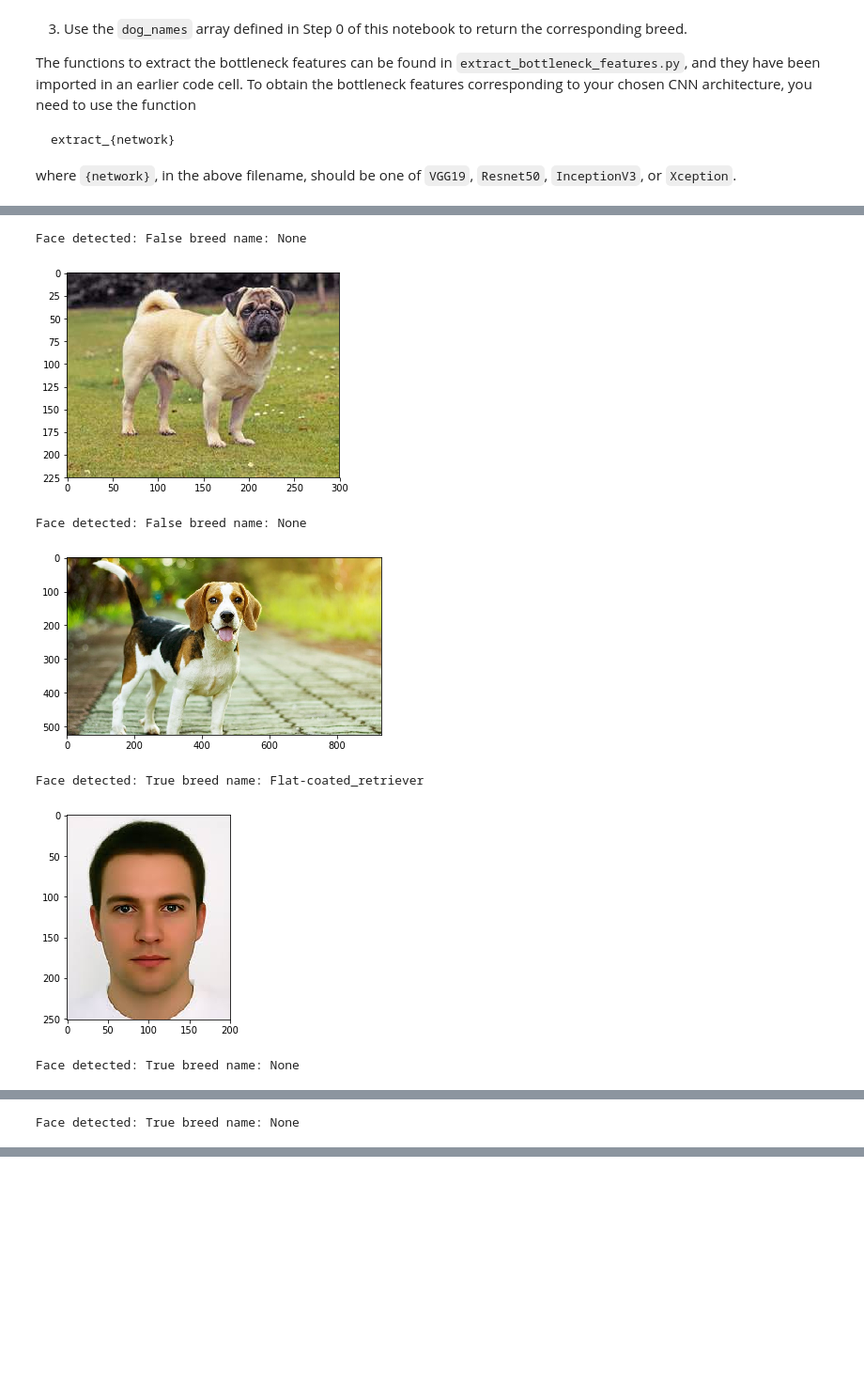
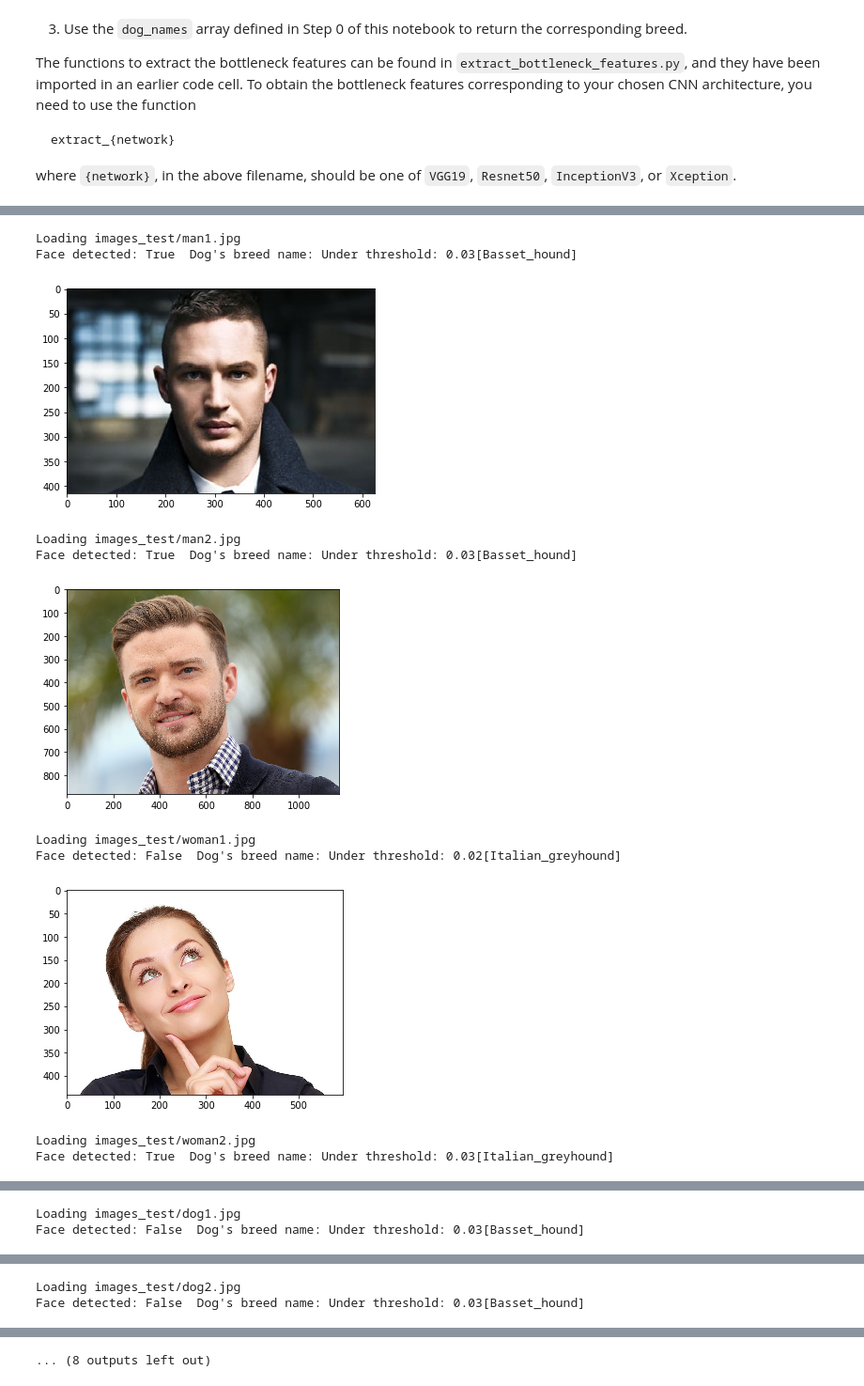
Before and after one commit to shoc2005/dog_faces, a Jupyter notebook: dog_app.ipynb, the cells around one changed output, grey strips where cells are left out. Shown at 94% size. Saved outputs shown, nothing was run; the diff lists cells and outputs as text; code cells hidden in the pictures; blank space fills up the shorter version.

```diff
--- a/dog_app.ipynb
+++ b/dog_app.ipynb
@@ -495,13 +529,11 @@ VGG16_model.compile(loss='categorical_crossentropy', optimizer='rmsprop', metric
 # %% [markdown]
 ### Train the Model
 # %%
-from keras.callbacks import ModelCheckpoint
-
 checkpointer = ModelCheckpoint(filepath='saved_models/weights.best.VGG16.hdf5',
                                verbose=1, save_best_only=True)
 
 VGG16_model.fit(train_VGG16, train_targets,
           validation_data=(valid_VGG16, valid_targets),
-          epochs=20, batch_size=20, callbacks=[checkpointer], verbose=1)
+          epochs=50, batch_size=20, callbacks=[checkpointer], verbose=1)
 # %% [output]
 Train on 6680 samples, validate on 835 samples
@@ -632,19 +708,20 @@ from keras.layers import Activation, AveragePooling2D, MaxPooling2D
 
 all_models = {}
 for data_set in datasets:
-    print("Defining the network for dataset", data_set)
+    print("\nDefining the network for dataset", data_set)
     all_models[data_set] = Sequential()
     all_models[data_set].add(Conv2D(256, 2, padding='same', input_shape=bottleneck_features_files[data_set][1], kernel_initializer=glorot_normal()))
-    #all_models[data_set].add(MaxPooling2D(padding='same'))
     all_models[data_set].add(Dropout(0.1))
 
     all_models[data_set].add(Conv2D(128, 2, padding='same', kernel_initializer=glorot_normal()))
-    #all_models[data_set].add(MaxPooling2D(padding='same'))
-    #all_models[data_set].add(Dropout(0.1))
+    all_models[data_set].add(BatchNormalization())
 
     all_models[data_set].add(Conv2D(64, 2, padding='same', kernel_initializer=glorot_normal()))
+    all_models[data_set].add(BatchNormalization())
     all_models[data_set].add(Conv2D(32, 2, padding='same', kernel_initializer=glorot_normal()))
+    all_models[data_set].add(BatchNormalization())
     all_models[data_set].add(Conv2D(16, 2, padding='same', kernel_initializer=glorot_normal()))
+    all_models[data_set].add(BatchNormalization())
     all_models[data_set].add(Dropout(0.1))
     all_models[data_set].add(GlobalAveragePooling2D())
     #all_models[data_set].add(Dropout(0.05))
@@ -704,7 +781,7 @@ for data_set in datasets:
     print("Training the model for the {:s} dataset".format(data_set))
     all_models[data_set].fit(train_set, train_targets,
               validation_data=(valid_set, valid_targets),
-              epochs=40, batch_size=30, callbacks=[checkpointer], verbose=1)
+              epochs=25, batch_size=30, callbacks=[checkpointer], verbose=1)
 
     #clean the memory
     remove_from_memory(bottleneck_features)
@@ -841,13 +924,13 @@ Some sample output for our algorithm is provided below, but feel free to design
 ### Feel free to use as many code cells as needed.
 
 def my_face_detector(file_name):
-    dog_name, prob = predic_dog_breed(file_name, datasets_=['InceptionV3'])['InceptionV3']
+    dog_name, prob = predic_dog_breed(file_name, datasets_=['Xception'])['Xception']
     face_detected = face_detector(file_name)
 
     if prob >= 0.05:
         return face_detected, dog_name
     else:
-        return face_detected, None
+        return face_detected, "Under threshold: {:.2f}[{:s}]".format(prob, dog_name)
 # %% [markdown]
 ---
 <a id='step7'></a>
@@ -865,29 +994,39 @@ __Answer:__
 # %%
 ## TODO: Execute your algorithm from Step 6 on
 ## at least 6 images on your computer.
 ## Feel free to use as many code cells as needed.
 
 im_paths = []
-im_paths.append('/home/sholc/udacity_env/sources/images_test/dog3.jpg')
-im_paths.append('/home/sholc/udacity_env/sources/images_test/dog2.jpg')
-im_paths.append('/home/sholc/udacity_env/sources/images_test/man1.jpeg')
-im_paths.append('/home/sholc/udacity_env/sources/images_test/agnese3.jpg')
-im_paths.append('/home/sholc/udacity_env/sources/images_test/agnese2.jpg')
+im_paths.append('images_test/man1.jpg')
+im_paths.append('images_test/man2.jpg')
+im_paths.append('images_test/woman1.jpg')
+im_paths.append('images_test/woman2.jpg')
+im_paths.append('images_test/dog1.jpg')
+im_paths.append('images_test/dog2.jpg')
+im_paths.append('images_test/dog3.jpg')
+im_paths.append('images_test/dog4.jpg')
+im_paths.append('images_test/cat1.jpg')
+im_paths.append('images_test/cat2.jpg')
 
 for image_p in im_paths:
 # load color (BGR) image
+    print("Loading", image_p)
     img = cv2.imread(image_p)
     img = cv2.cvtColor(img, cv2.COLOR_BGR2RGB)
     face, dog_name = my_face_detector(image_p)
-    print("Face detected:", face, "breed name:", dog_name)
+    print("Face detected:", face, " Dog's breed name:", dog_name)
 
     plt.imshow(img)
     plt.show()
 # %% [output]
-Face detected: False breed name: None
+Loading images_test/man1.jpg
+Face detected: True  Dog's breed name: Under threshold: 0.03[Basset_hound]
-[figure, old version]
+[figure, new version]
-Face detected: False breed name: None
+Loading images_test/man2.jpg
+Face detected: True  Dog's breed name: Under threshold: 0.03[Basset_hound]
-[figure, old version]
+[figure, new version]
-Face detected: True breed name: Flat-coated_retriever
+Loading images_test/woman1.jpg
+Face detected: False  Dog's breed name: Under threshold: 0.02[Italian_greyhound]
-[figure, old version]
+[figure, new version]
-Face detected: True breed name: None
+Loading images_test/woman2.jpg
+Face detected: True  Dog's breed name: Under threshold: 0.03[Italian_greyhound]
@@ -895 +1034,2 @@ Face detected: True breed name: None
-Face detected: True breed name: None
+Loading images_test/dog1.jpg
+Face detected: False  Dog's breed name: Under threshold: 0.03[Basset_hound]
@@ -896,0 +1037,2 @@ Face detected: True breed name: None
+Loading images_test/dog2.jpg
+Face detected: False  Dog's breed name: Under threshold: 0.03[Basset_hound]
@@ -896,0 +1040 @@ Face detected: True breed name: None
+... (8 outputs left out)
```
Also changed, not shown: parts of 33 cells of this notebook, 1 other file.
